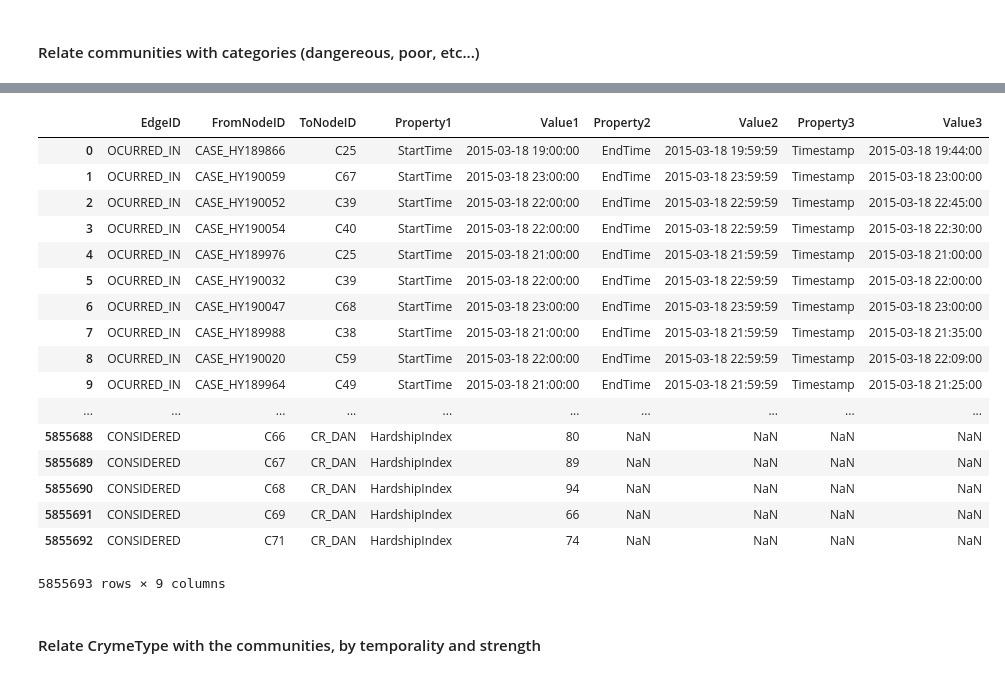
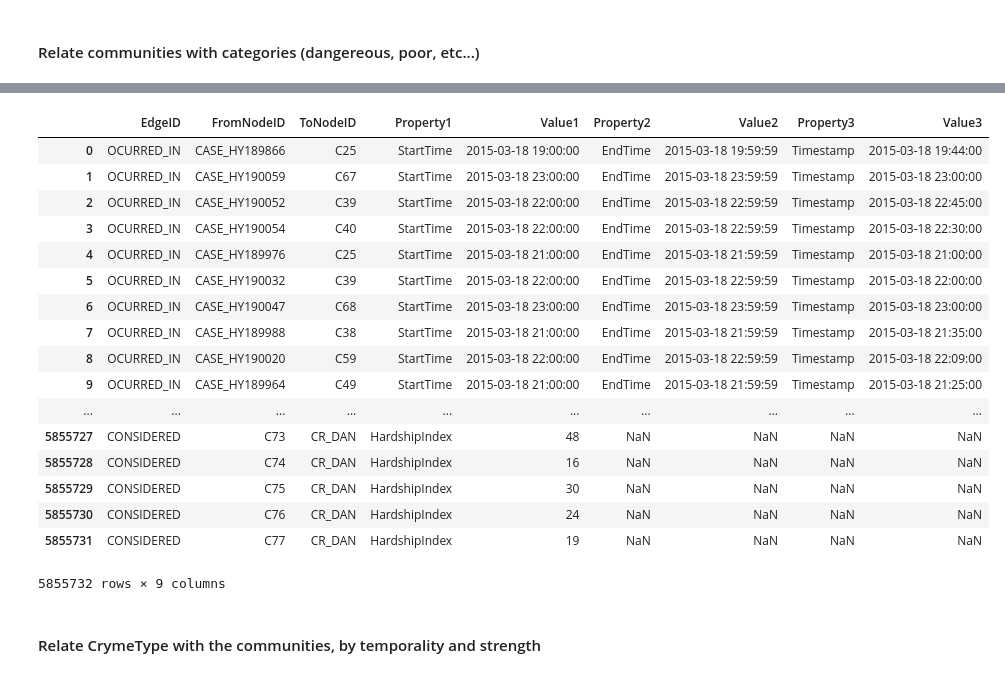
Before and after one commit to gomerudo/tuedataeng, a Jupyter notebook: wrangling/ChicagoCrimes_wrangling.ipynb, the cells around one changed output, grey strips where cells are left out. Saved outputs shown, nothing was run; the diff lists cells and outputs as text; code cells hidden in the pictures.

```diff
--- a/wrangling/ChicagoCrimes_wrangling.ipynb
+++ b/wrangling/ChicagoCrimes_wrangling.ipynb
@@ -307,7 +317,8 @@ import time
 start_time = time.time()
 
 # Get the communities satisfying a given criteria
-communities_criteria = indicators_df[indicators_df['HARDSHIP INDEX'] > 50]
+# communities_criteria = indicators_df[indicators_df['HARDSHIP INDEX'] > 50]
+communities_criteria = indicators_df
 
 for index, row in communities_criteria.iterrows():
     edges_list.append(
@@ -335,21 +346,21 @@ Append to edges data frame took 25.24 sec
 |  | EdgeID | FromNodeID | ToNodeID | Property1 | Value1 | Property2 | Value2 | Property3 | Value3 |
 | 0 | OCURRED_IN | CASE_HY189866 | C25 | StartTime | 2015-03-18 19:00:00 | EndTime | 2015-03-18 19:59:59 | Timestamp | 2015-03-18 19:44:00 |
 | 1 | OCURRED_IN | CASE_HY190059 | C67 | StartTime | 2015-03-18 23:00:00 | EndTime | 2015-03-18 23:59:59 | Timestamp | 2015-03-18 23:00:00 |
 | 2 | OCURRED_IN | CASE_HY190052 | C39 | StartTime | 2015-03-18 22:00:00 | EndTime | 2015-03-18 22:59:59 | Timestamp | 2015-03-18 22:45:00 |
 | 3 | OCURRED_IN | CASE_HY190054 | C40 | StartTime | 2015-03-18 22:00:00 | EndTime | 2015-03-18 22:59:59 | Timestamp | 2015-03-18 22:30:00 |
 | 4 | OCURRED_IN | CASE_HY189976 | C25 | StartTime | 2015-03-18 21:00:00 | EndTime | 2015-03-18 21:59:59 | Timestamp | 2015-03-18 21:00:00 |
 | 5 | OCURRED_IN | CASE_HY190032 | C39 | StartTime | 2015-03-18 22:00:00 | EndTime | 2015-03-18 22:59:59 | Timestamp | 2015-03-18 22:00:00 |
 | 6 | OCURRED_IN | CASE_HY190047 | C68 | StartTime | 2015-03-18 23:00:00 | EndTime | 2015-03-18 23:59:59 | Timestamp | 2015-03-18 23:00:00 |
 | 7 | OCURRED_IN | CASE_HY189988 | C38 | StartTime | 2015-03-18 21:00:00 | EndTime | 2015-03-18 21:59:59 | Timestamp | 2015-03-18 21:35:00 |
 | 8 | OCURRED_IN | CASE_HY190020 | C59 | StartTime | 2015-03-18 22:00:00 | EndTime | 2015-03-18 22:59:59 | Timestamp | 2015-03-18 22:09:00 |
 | 9 | OCURRED_IN | CASE_HY189964 | C49 | StartTime | 2015-03-18 21:00:00 | EndTime | 2015-03-18 21:59:59 | Timestamp | 2015-03-18 21:25:00 |
 | ... | ... | ... | ... | ... | ... | ... | ... | ... | ... |
-| 5855688 | CONSIDERED | C66 | CR_DAN | HardshipIndex | 80 | NaN | NaN | NaN | NaN |
-| 5855689 | CONSIDERED | C67 | CR_DAN | HardshipIndex | 89 | NaN | NaN | NaN | NaN |
-| 5855690 | CONSIDERED | C68 | CR_DAN | HardshipIndex | 94 | NaN | NaN | NaN | NaN |
-| 5855691 | CONSIDERED | C69 | CR_DAN | HardshipIndex | 66 | NaN | NaN | NaN | NaN |
-| 5855692 | CONSIDERED | C71 | CR_DAN | HardshipIndex | 74 | NaN | NaN | NaN | NaN |
+| 5855727 | CONSIDERED | C73 | CR_DAN | HardshipIndex | 48 | NaN | NaN | NaN | NaN |
+| 5855728 | CONSIDERED | C74 | CR_DAN | HardshipIndex | 16 | NaN | NaN | NaN | NaN |
+| 5855729 | CONSIDERED | C75 | CR_DAN | HardshipIndex | 30 | NaN | NaN | NaN | NaN |
+| 5855730 | CONSIDERED | C76 | CR_DAN | HardshipIndex | 24 | NaN | NaN | NaN | NaN |
+| 5855731 | CONSIDERED | C77 | CR_DAN | HardshipIndex | 19 | NaN | NaN | NaN | NaN |
-5855693 rows × 9 columns
+5855732 rows × 9 columns
 # %% [markdown]
 #### Relate CrymeType with the communities, by temporality and strength
 # %%
```
Also changed, not shown: parts of 11 cells of this notebook, 1 other file.
